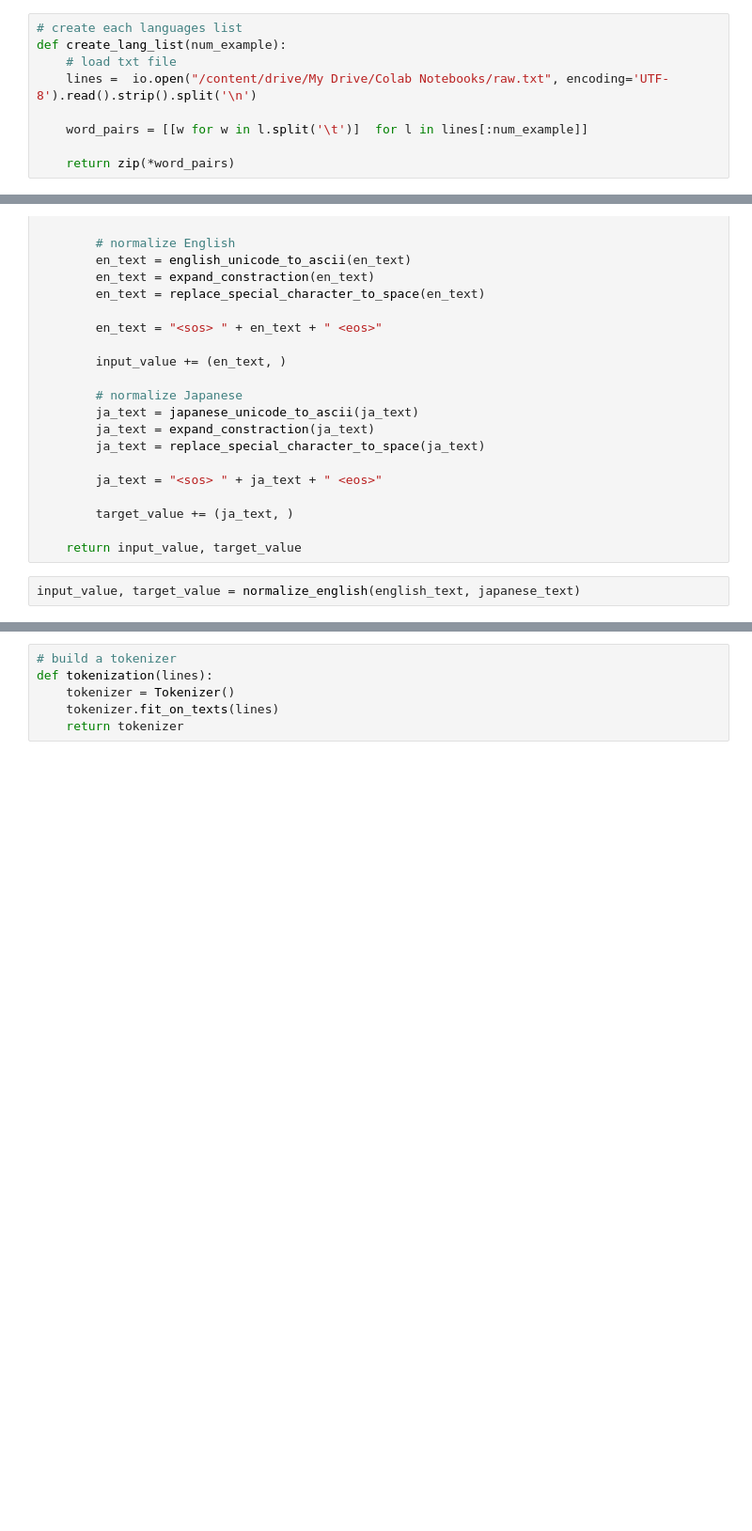
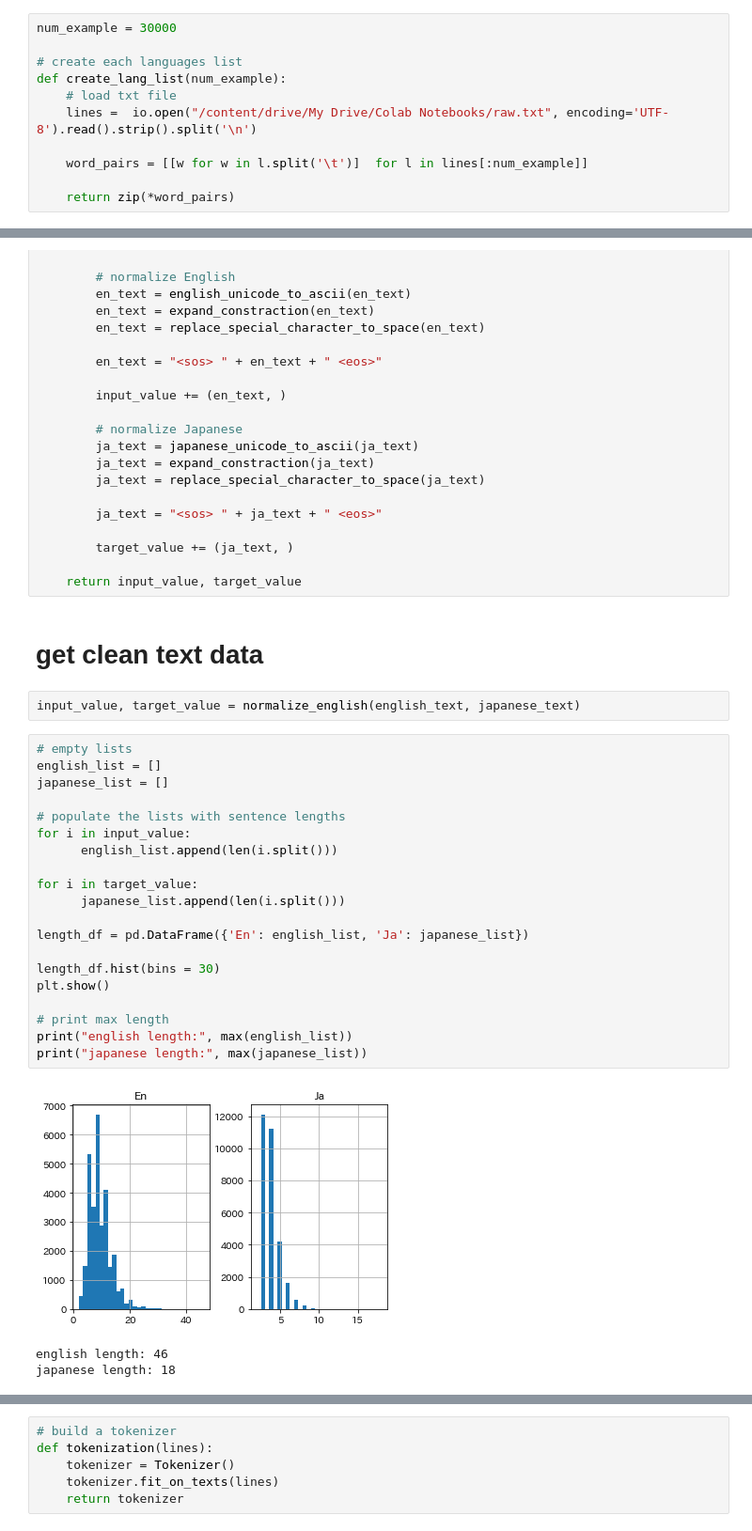
Before and after one commit to atsushii/Neural-Machine-Translation-Project, a Jupyter notebook: text_translation/translation_en_to_ja.ipynb, the cells around one changed output, grey strips where cells are left out. Shown at 94% size. Cells and saved outputs as stored; diff of their text form; blank space fills up the shorter version.

```diff
--- a/text_translation/translation_en_to_ja.ipynb
+++ b/text_translation/translation_en_to_ja.ipynb
@@ -35,4 +42,6 @@ Drive already mounted at /content/drive; to attempt to forcibly remount, call dr
 # %%
+num_example = 30000
+
 # create each languages list
 def create_lang_list(num_example):
     # load txt file
@@ -265,5 +316,31 @@ def normalize_english(english_text, japanese_text):
         target_value += (ja_text, )
 
     return input_value, target_value
+# %% [markdown]
+# get clean text data
 # %%
 input_value, target_value = normalize_english(english_text, japanese_text)
+# %%
+# empty lists
+english_list = []
+japanese_list = []
+
+# populate the lists with sentence lengths
+for i in input_value:
+      english_list.append(len(i.split()))
+
+for i in target_value:
+      japanese_list.append(len(i.split()))
+
+length_df = pd.DataFrame({'En': english_list, 'Ja': japanese_list})
+
+length_df.hist(bins = 30)
+plt.show()
+
+# print max length
+print("english length:", max(english_list))
+print("japanese length:", max(japanese_list))
+# %% [output]
+[figure, added]
+english length: 46
+japanese length: 18
```
Also changed, not shown: parts of 33 cells of this notebook.
